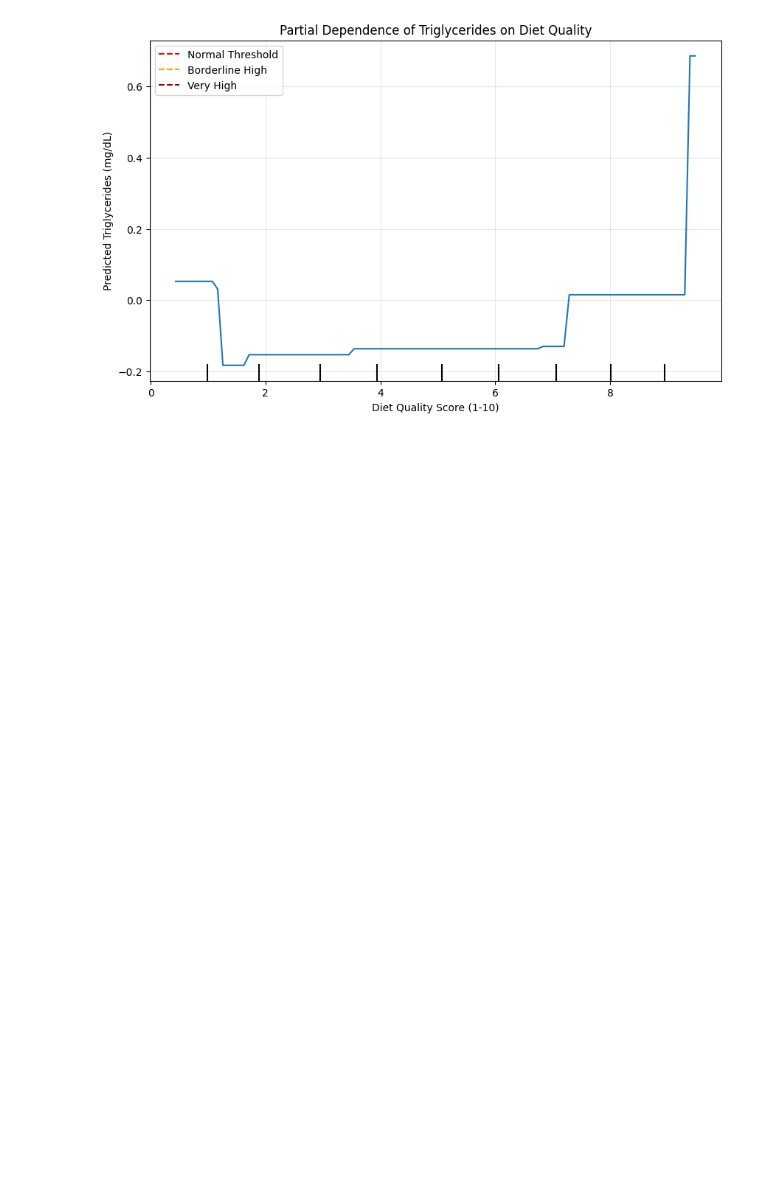
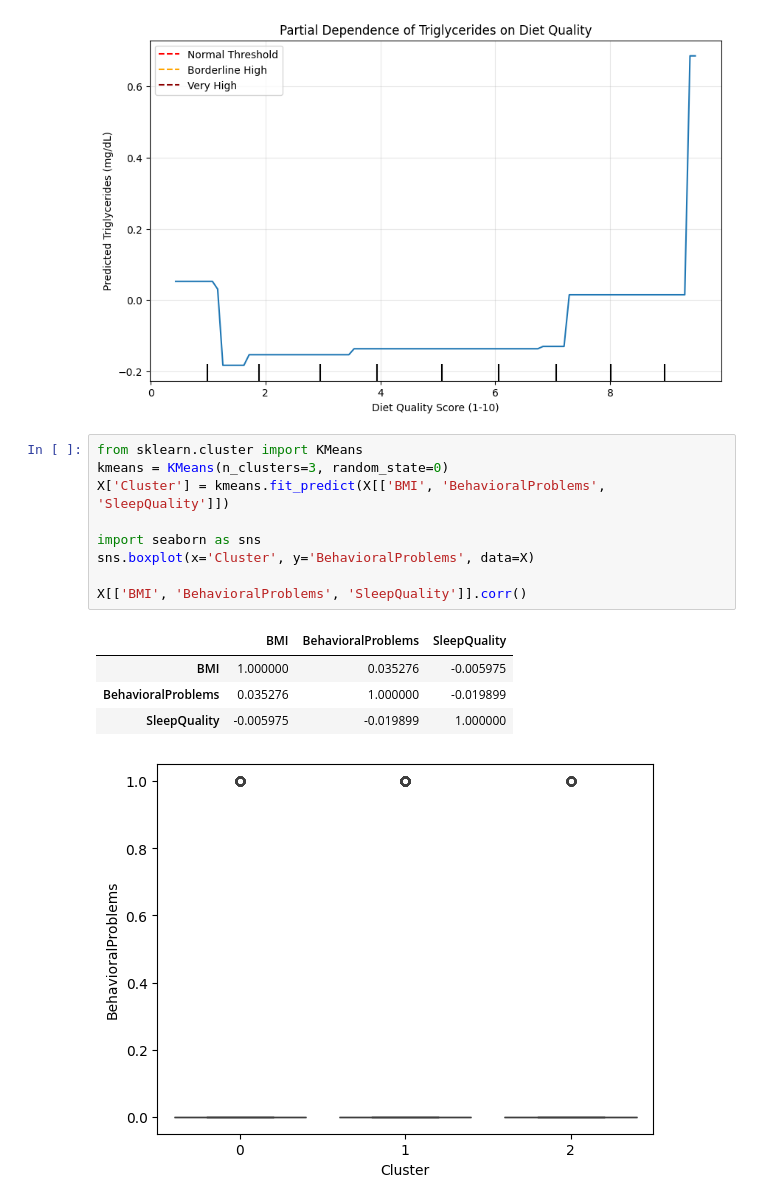
Before and after one commit to Spakshots/NeuroCurve, a Jupyter notebook: NeuroPy/patientProcessing.ipynb, the cells around one changed output. Cells and saved outputs as stored; diff of their text form; blank space fills up the shorter version.

```diff
--- a/NeuroPy/patientProcessing.ipynb
+++ b/NeuroPy/patientProcessing.ipynb
@@ -683,3 +712,18 @@ R-squared: -0.0026
 RMSE: 99.95 mg/dL
 [figure]
 [figure]
+# %%
+from sklearn.cluster import KMeans
+kmeans = KMeans(n_clusters=3, random_state=0)
+X['Cluster'] = kmeans.fit_predict(X[['BMI', 'BehavioralProblems', 'SleepQuality']])
+
+import seaborn as sns
+sns.boxplot(x='Cluster', y='BehavioralProblems', data=X)
+
+X[['BMI', 'BehavioralProblems', 'SleepQuality']].corr()
+# %% [output]
+|  | BMI | BehavioralProblems | SleepQuality |
+| BMI | 1.000000 | 0.035276 | -0.005975 |
+| BehavioralProblems | 0.035276 | 1.000000 | -0.019899 |
+| SleepQuality | -0.005975 | -0.019899 | 1.000000 |
+[figure, added]
```
Also changed, not shown: parts of 13 cells of this notebook, 1 other file.
